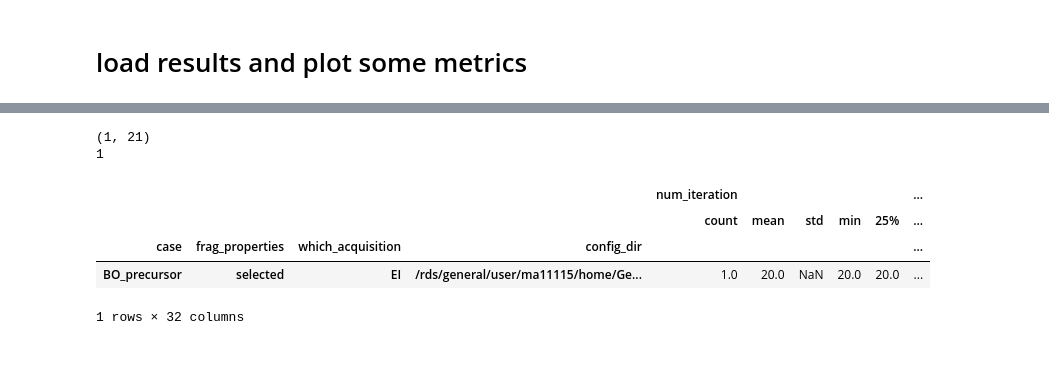
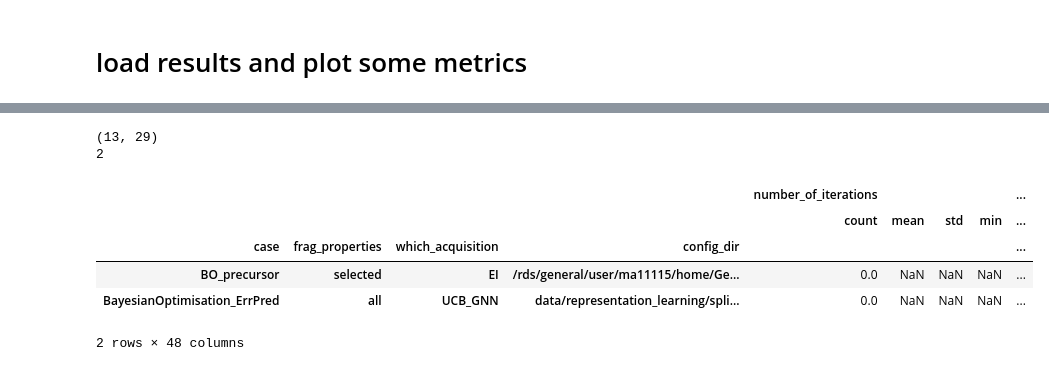
Before and after one commit to mohammedazzouzi15/STK_search, a Jupyter notebook: Example_notebooks/2_run_search_exp.ipynb, the cells around one changed output, grey strips where cells are left out. Saved outputs shown, nothing was run; the diff lists cells and outputs as text; code cells hidden in the pictures.

```diff
--- a/Example_notebooks/2_run_search_exp.ipynb
+++ b/Example_notebooks/2_run_search_exp.ipynb
@@ -300,9 +290,12 @@ save_path = f"data/output/search_experiment/search_exp_database"
 json_files = glob.glob(f"{save_path}/*.json")
 list_json = []
 for json_file in json_files:
-    with open(json_file, 'r') as f:
-        list_json.append(json.load(f))
-    f.close()
+    try:
+        with open(json_file, 'r') as f:
+            list_json.append(json.load(f))
+        f.close()
+    except:
+        print('error oppening',json_file)
 df = pd.DataFrame(list_json)
 df['search_exp_file'] = df['search_output_folder']+"/"+df['date']+"/results_"+df['run_search_name']+'.pkl'
 #df = df[~df['benchmark']]
@@ -320,22 +318,23 @@ df_all.head()
 # %%
 num_iteration = 20
 num_elem_initialisation = 50
 oligomer_size = 6
-df_filtered = df_all[df_all['num_iteration']==num_iteration]
-df_filtered = df_filtered[df_filtered['num_elem_initialisation']==num_elem_initialisation]
-df_filtered = df_filtered[df_filtered['oligomer_size']==oligomer_size]
+#df_filtered = df_all[df_all['num_iteration']==num_iteration]
+#df_filtered = df_filtered[df_filtered['num_elem_initialisation']==num_elem_initialisation]
+df_filtered = df_all[df_all['oligomer_size']==oligomer_size]
 print(df_filtered.shape)
 df_list = df_filtered.groupby(['case','frag_properties','which_acquisition','config_dir'])
 print(len(df_list))
 df_filtered.groupby(['case','frag_properties','which_acquisition','config_dir']).describe()
 # %% [output]
-(1, 21)
-1
+(13, 29)
+2
-|  |  |  |  | num_iteration |  |  |  |  | ... |
-|  |  |  |  | count | mean | std | min | 25% | ... |
-| case | frag_properties | which_acquisition | config_dir |  |  |  |  |  | ... |
-| BO_precursor | selected | EI | /rds/general/user/ma11115/home/Ge... | 1.0 | 20.0 | NaN | 20.0 | 20.0 | ... |
+|  |  |  |  | number_of_iterations |  |  |  | ... |
+|  |  |  |  | count | mean | std | min | ... |
+| case | frag_properties | which_acquisition | config_dir |  |  |  |  | ... |
+| BO_precursor | selected | EI | /rds/general/user/ma11115/home/Ge... | 0.0 | NaN | NaN | NaN | ... |
+| BayesianOptimisation_ErrPred | all | UCB_GNN | data/representation_learning/spli... | 0.0 | NaN | NaN | NaN | ... |
-1 rows × 32 columns
+2 rows × 48 columns
 # %%
 import pandas as pd
 def join_name(x):
```
Also changed, not shown: parts of 6 cells of this notebook, 3 other files.
